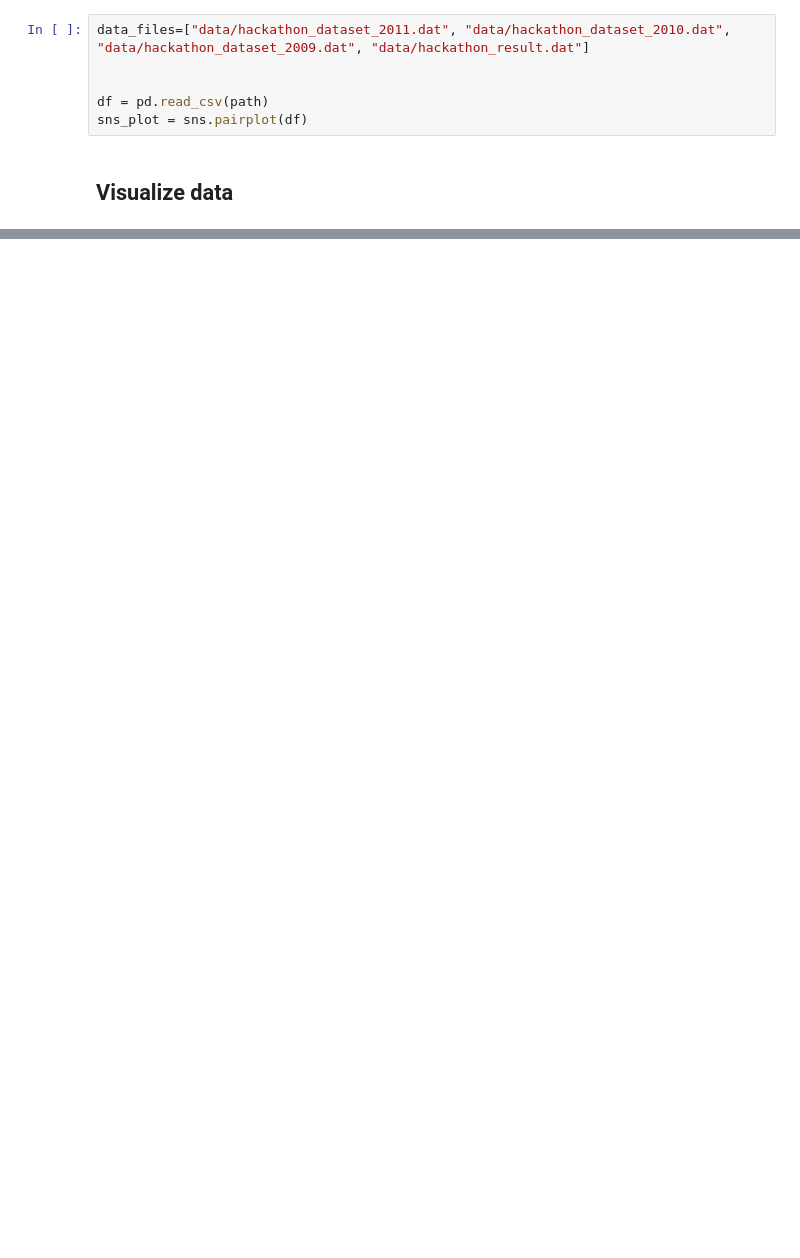
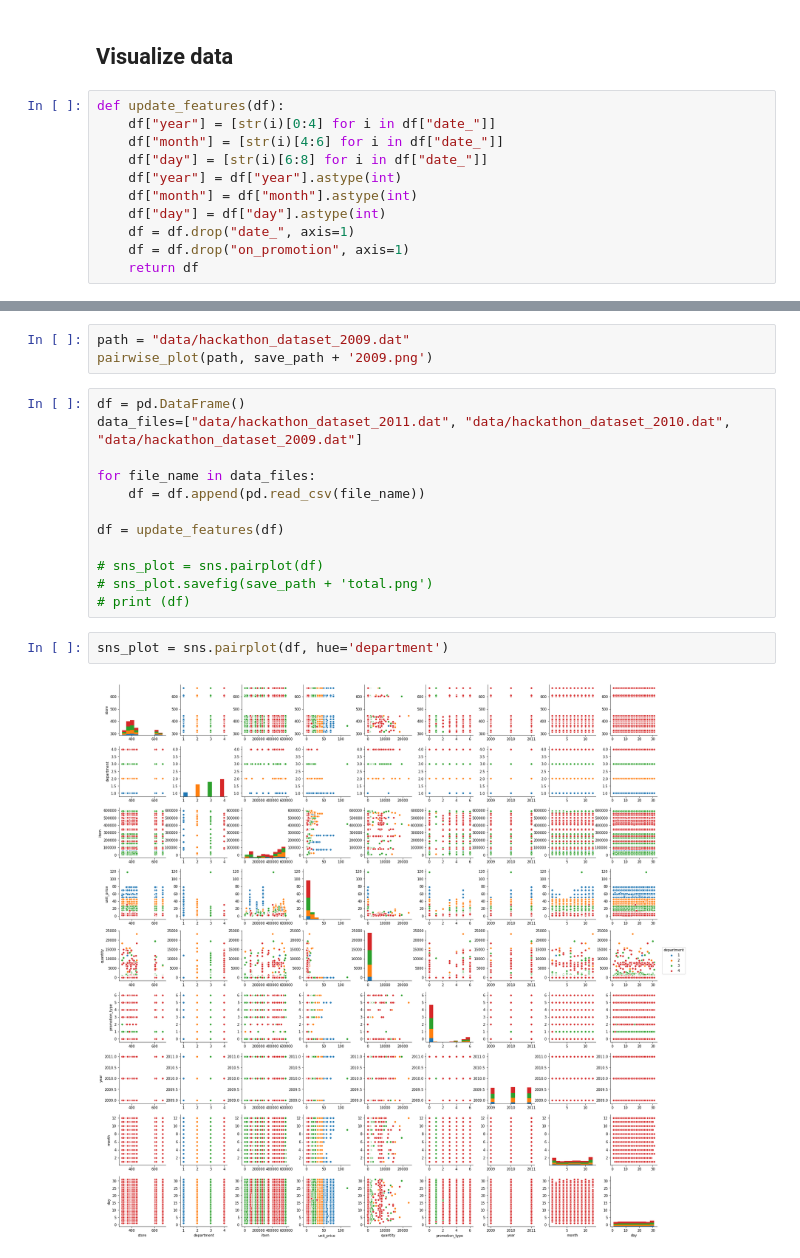
Before and after one commit to Justin-Yuan/retail-prediction, a Jupyter notebook: data processing.ipynb, the cells around one changed output, grey strips where cells are left out. Cells and saved outputs as stored; diff of their text form; blank space fills up the shorter version.

Commit message:
processed datasets

```diff
--- a/data processing.ipynb
+++ b/data processing.ipynb
@@ -34,8 +7,13 @@ ValueError: max must be larger than min in range parameter.
-# %%
-data_files=["data/hackathon_dataset_2011.dat", "data/hackathon_dataset_2010.dat", "data/hackathon_dataset_2009.dat", "data/hackathon_result.dat"]
-
-
-df = pd.read_csv(path)
-sns_plot = sns.pairplot(df)
 # %% [markdown]
 ## Visualize data
+# %%
+def update_features(df):
+    df["year"] = [str(i)[0:4] for i in df["date_"]]
+    df["month"] = [str(i)[4:6] for i in df["date_"]]
+    df["day"] = [str(i)[6:8] for i in df["date_"]]
+    df["year"] = df["year"].astype(int)
+    df["month"] = df["month"].astype(int)
+    df["day"] = df["day"].astype(int)
+    df = df.drop("date_", axis=1)
+    df = df.drop("on_promotion", axis=1)
+    return df
@@ -41,0 +37,19 @@ sns_plot = sns.pairplot(df)
+# %%
+path = "data/hackathon_dataset_2009.dat"
+pairwise_plot(path, save_path + '2009.png')
+# %%
+df = pd.DataFrame()
+data_files=["data/hackathon_dataset_2011.dat", "data/hackathon_dataset_2010.dat", "data/hackathon_dataset_2009.dat"]
+
+for file_name in data_files:
+    df = df.append(pd.read_csv(file_name))
+
+df = update_features(df)
+
+# sns_plot = sns.pairplot(df)
+# sns_plot.savefig(save_path + 'total.png')
+# print (df)
+# %%
+sns_plot = sns.pairplot(df, hue='department')
+# %% [output]
+[figure, added]
```
Also changed, not shown: parts of 19 cells of this notebook, 6 other files.
